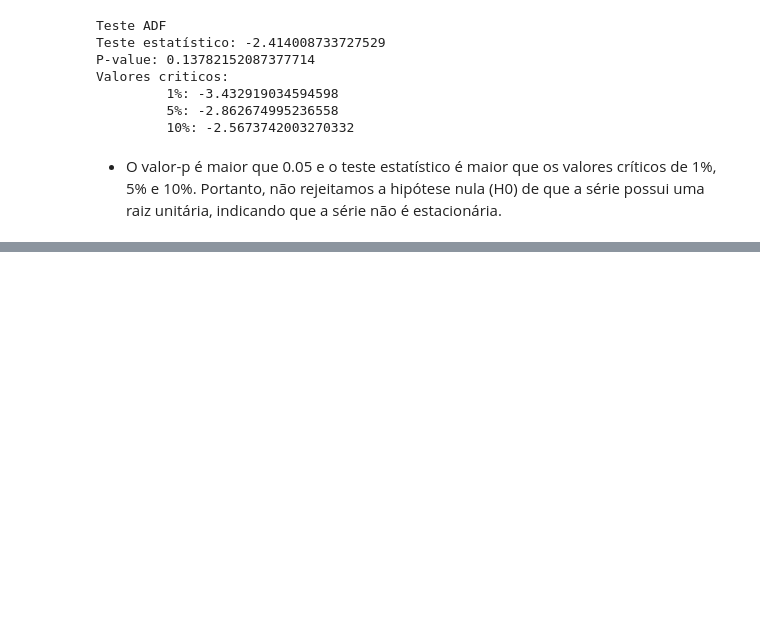
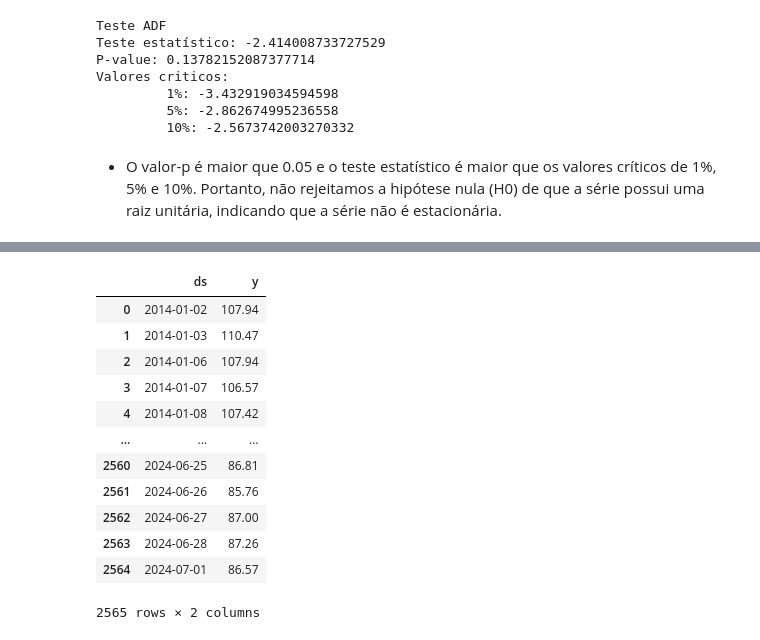
Before and after one commit to leandric/TECH_CHALLENGE_FASE_4, a Jupyter notebook: TECH_CHALLANGE.ipynb, the cells around one changed output, grey strips where cells are left out. Cells and saved outputs as stored; diff of their text form; code cells hidden in the pictures; blank space fills up the shorter version.

```diff
--- a/TECH_CHALLANGE.ipynb
+++ b/TECH_CHALLANGE.ipynb
@@ -545,0 +680,16 @@ test_data.describe()
+# %%
+df
+# %% [output]
+|  | ds | y |
+| 0 | 2014-01-02 | 107.94 |
+| 1 | 2014-01-03 | 110.47 |
+| 2 | 2014-01-06 | 107.94 |
+| 3 | 2014-01-07 | 106.57 |
+| 4 | 2014-01-08 | 107.42 |
+| ... | ... | ... |
+| 2560 | 2024-06-25 | 86.81 |
+| 2561 | 2024-06-26 | 85.76 |
+| 2562 | 2024-06-27 | 87.00 |
+| 2563 | 2024-06-28 | 87.26 |
+| 2564 | 2024-07-01 | 86.57 |
+2565 rows × 2 columns
```
Also changed, not shown: parts of 18 cells of this notebook, 7 other files.
